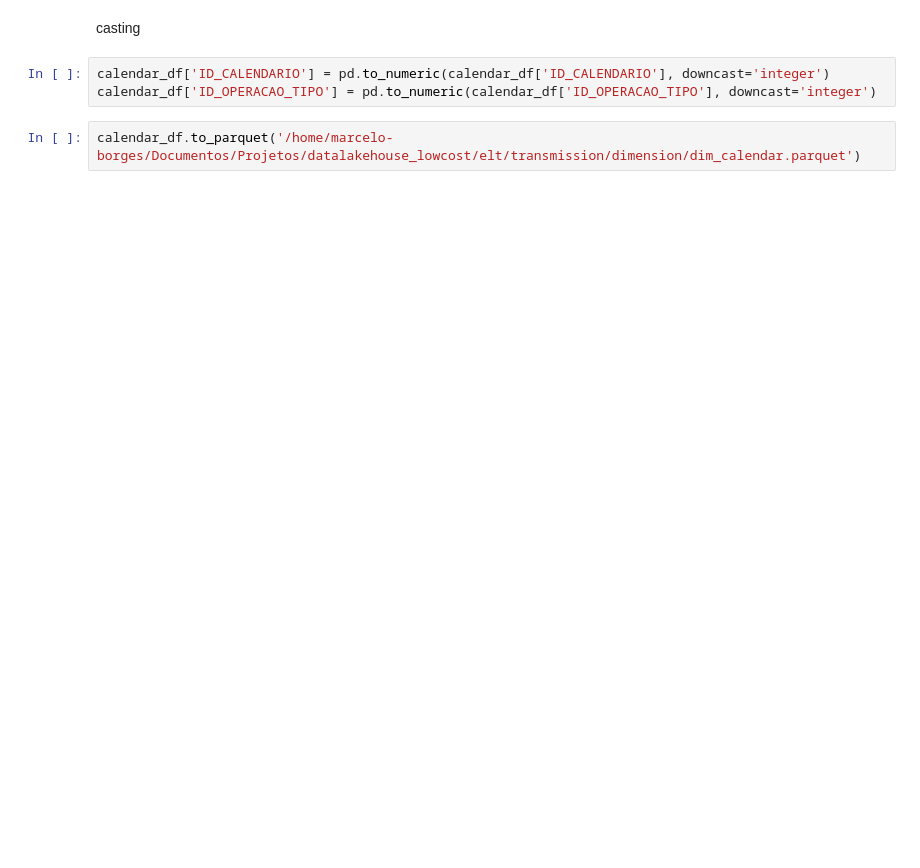
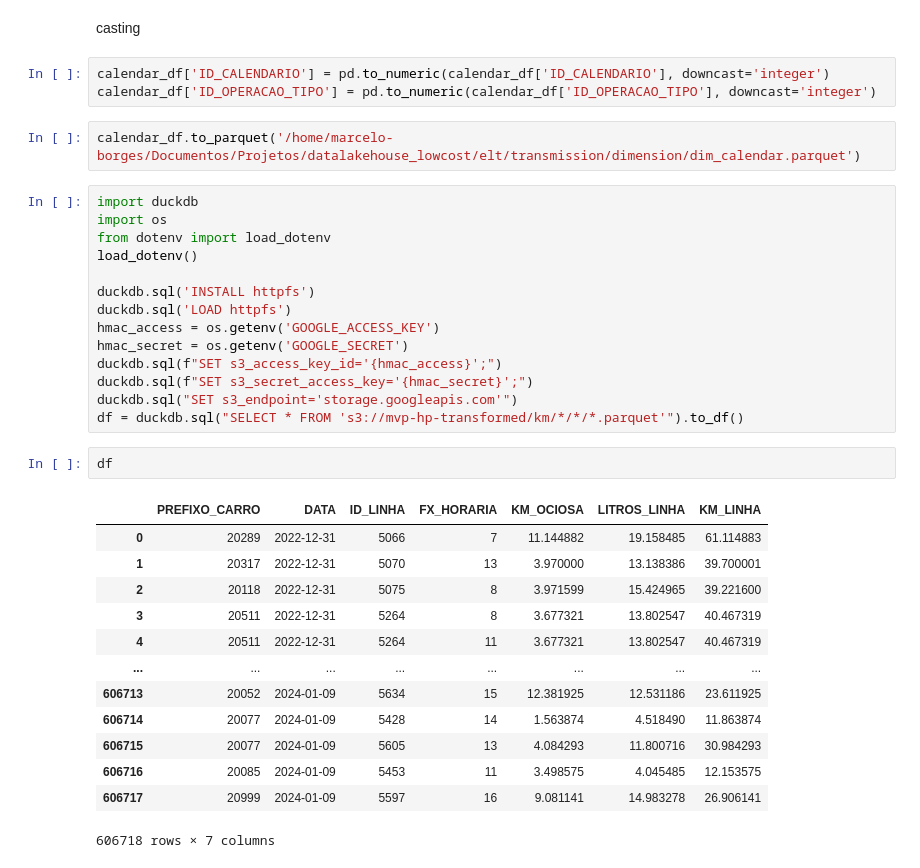
Before and after one commit to marcelopborges/datalakehouse_lowcost, a Jupyter notebook: notebooks/eda.ipynb, the cells around one changed output. Drawn from its saved outputs; the diff is of its cells as text; blank space fills up the shorter version.

```diff
--- a/notebooks/eda.ipynb
+++ b/notebooks/eda.ipynb
@@ -208,3 +273,33 @@ calendar_df['ID_CALENDARIO'] = pd.to_numeric(calendar_df['ID_CALENDARIO'], downc
 calendar_df['ID_OPERACAO_TIPO'] = pd.to_numeric(calendar_df['ID_OPERACAO_TIPO'], downcast='integer')
 # %%
 calendar_df.to_parquet('/home/marcelo-borges/Documentos/Projetos/datalakehouse_lowcost/elt/transmission/dimension/dim_calendar.parquet')
+# %%
+import duckdb
+import os
+from dotenv import load_dotenv
+load_dotenv()
+
+duckdb.sql('INSTALL httpfs')
+duckdb.sql('LOAD httpfs')
+hmac_access = os.getenv('GOOGLE_ACCESS_KEY')
+hmac_secret = os.getenv('GOOGLE_SECRET')
+duckdb.sql(f"SET s3_access_key_id='{hmac_access}';")
+duckdb.sql(f"SET s3_secret_access_key='{hmac_secret}';")
+duckdb.sql("SET s3_endpoint='storage.googleapis.com'")
+df = duckdb.sql("SELECT * FROM 's3://mvp-hp-transformed/km/*/*/*.parquet'").to_df()
+# %%
+df
+# %% [output]
+|  | PREFIXO_CARRO | DATA | ID_LINHA | FX_HORARIA | KM_OCIOSA | LITROS_LINHA | KM_LINHA |
+| 0 | 20289 | 2022-12-31 | 5066 | 7 | 11.144882 | 19.158485 | 61.114883 |
+| 1 | 20317 | 2022-12-31 | 5070 | 13 | 3.970000 | 13.138386 | 39.700001 |
+| 2 | 20118 | 2022-12-31 | 5075 | 8 | 3.971599 | 15.424965 | 39.221600 |
+| 3 | 20511 | 2022-12-31 | 5264 | 8 | 3.677321 | 13.802547 | 40.467319 |
+| 4 | 20511 | 2022-12-31 | 5264 | 11 | 3.677321 | 13.802547 | 40.467319 |
+| ... | ... | ... | ... | ... | ... | ... | ... |
+| 606713 | 20052 | 2024-01-09 | 5634 | 15 | 12.381925 | 12.531186 | 23.611925 |
+| 606714 | 20077 | 2024-01-09 | 5428 | 14 | 1.563874 | 4.518490 | 11.863874 |
+| 606715 | 20077 | 2024-01-09 | 5605 | 13 | 4.084293 | 11.800716 | 30.984293 |
+| 606716 | 20085 | 2024-01-09 | 5453 | 11 | 3.498575 | 4.045485 | 12.153575 |
+| 606717 | 20999 | 2024-01-09 | 5597 | 16 | 9.081141 | 14.983278 | 26.906141 |
+606718 rows × 7 columns
```
Also changed, not shown: parts of 35 cells of this notebook, 12 other files.
